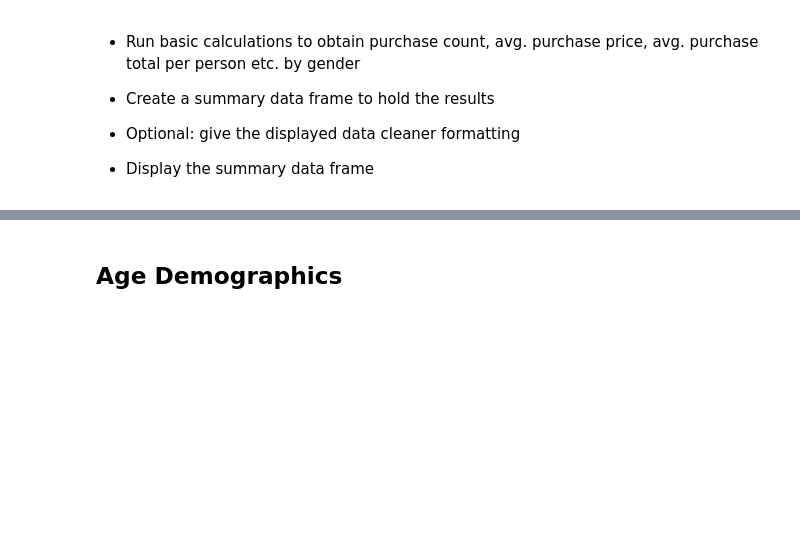
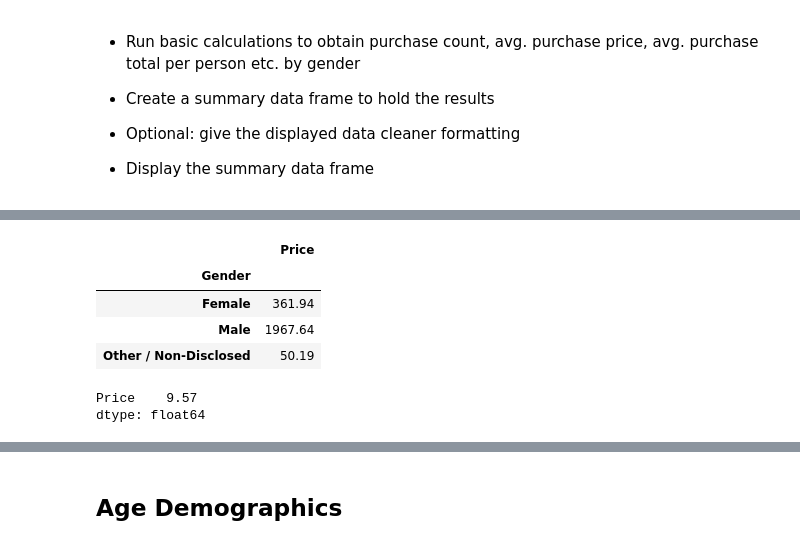
Before and after one commit to nstefanek/pandas-challenge, a Jupyter notebook: HereosOfPymoli_starter.ipynb, the cells around one changed output, grey strips where cells are left out. Cells and saved outputs as stored; diff of their text form; code cells hidden in the pictures; blank space fills up the shorter version.

```diff
--- a/HereosOfPymoli_starter.ipynb
+++ b/HereosOfPymoli_starter.ipynb
@@ -133,0 +151,17 @@ Name: Gender, dtype: float64
+# %%
+#total purchase price by gender
+gender_total_price = gender_group.sum()
+gender_total_price
+# %% [output]
+|  | Price |
+| Gender |  |
+| Female | 361.94 |
+| Male | 1967.64 |
+| Other / Non-Disclosed | 50.19 |
+# %%
+#average purchase total by gender
+gender_total_purchase_average = gender_average_price.sum()
+gender_total_purchase_average
+# %% [output]
+Price    9.57
+dtype: float64
```
Also changed, not shown: parts of 4 cells of this notebook.
